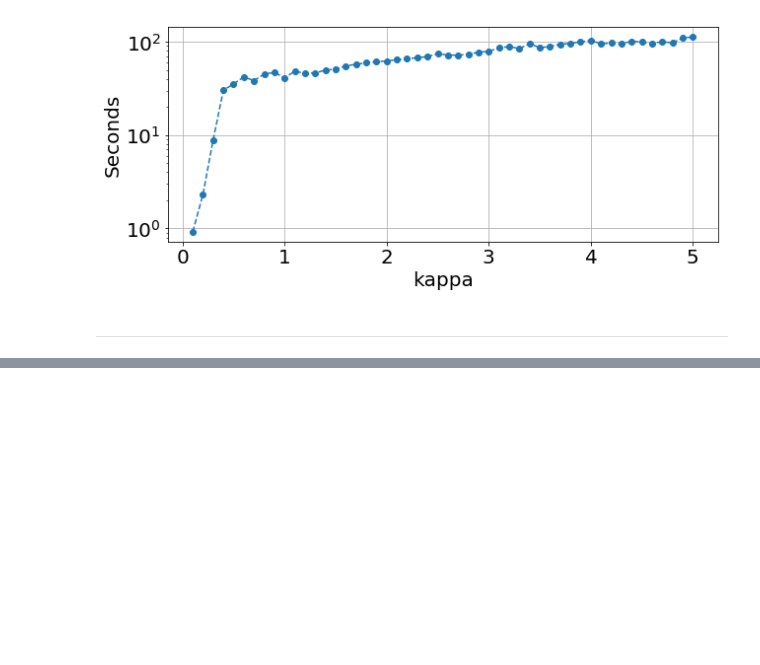
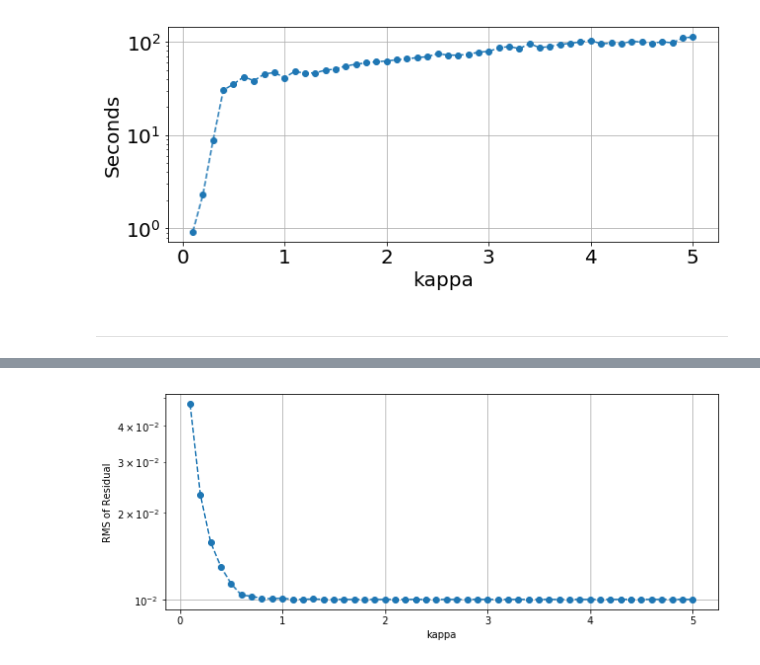
Before and after one commit to mavillan/HDMClouds, a Jupyter notebook: notebooks/exp-kappa.ipynb, the cells around one changed output, grey strips where cells are left out. Saved outputs shown, nothing was run; the diff lists cells and outputs as text; code cells hidden in the pictures; blank space fills up the shorter version.

```diff
--- a/notebooks/exp-kappa.ipynb
+++ b/notebooks/exp-kappa.ipynb
@@ -176,0 +220,8 @@ image_plot(data, wcs=wcs, unit=hdu.header["BUNIT"], save_path="./orion_12CO_mom0
+# %%
+plt.figure(figsize=(10,4))
+plt.semilogy(kappa_values, res_rms_list, "o--")
+plt.xlabel("kappa")
+plt.ylabel("RMS of Residual")
+plt.grid()
+# %% [output]
+[figure, added]
```
Also changed, not shown: parts of 13 cells of this notebook.
